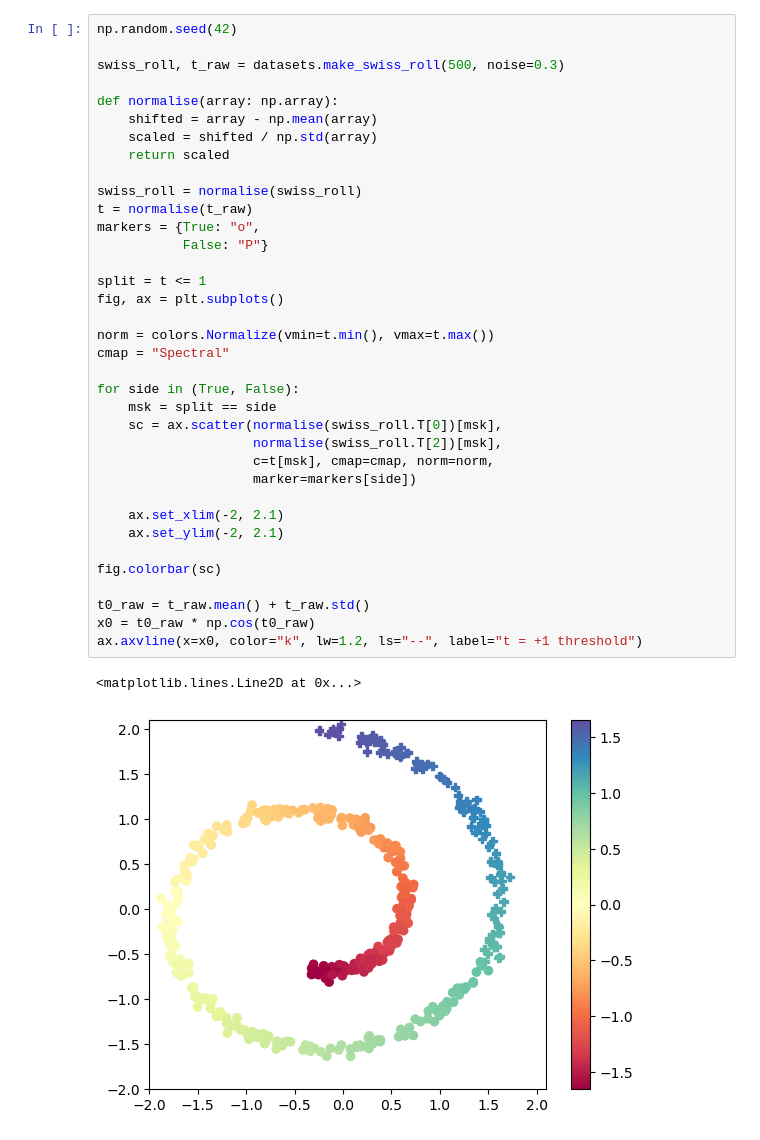
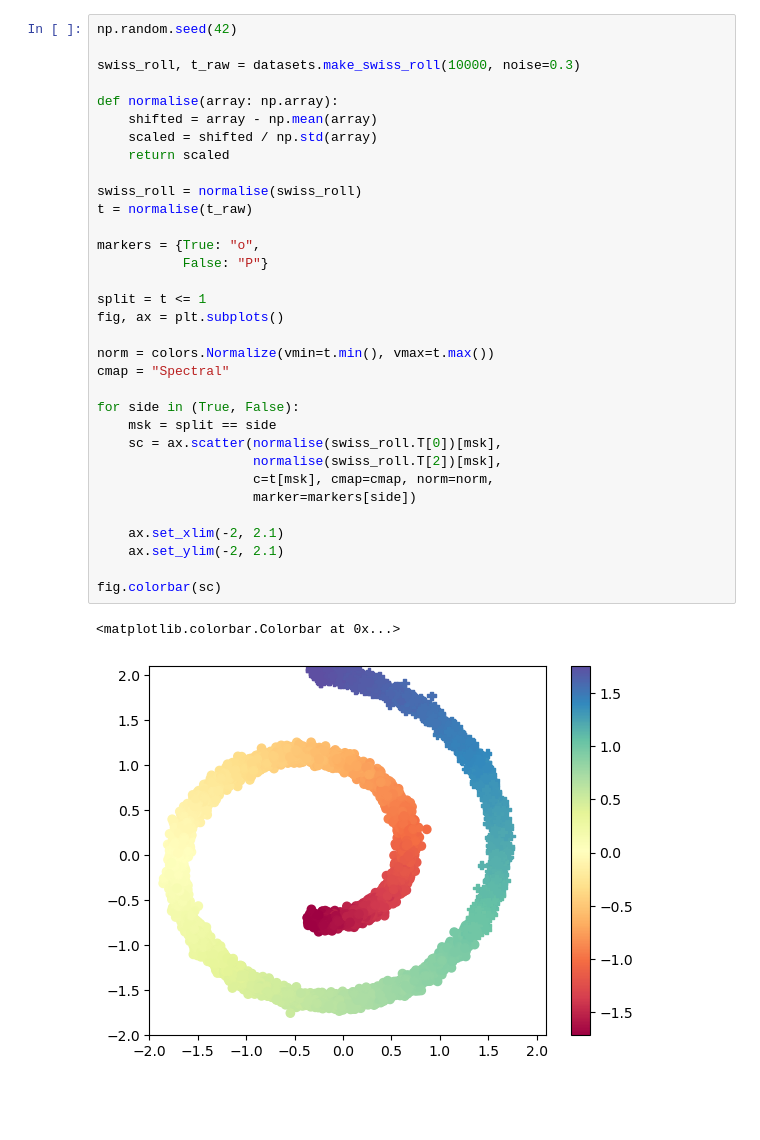
Before and after one commit to Detriatis/context-guided-diffusion, a Jupyter notebook: swiss_roll/swiss_roll.ipynb, the cells around one changed output. Saved outputs shown, nothing was run; the diff lists cells and outputs as text; blank space fills up the shorter version.

```diff
--- a/swiss_roll/swiss_roll.ipynb
+++ b/swiss_roll/swiss_roll.ipynb
@@ -10,39 +9,36 @@ from torchvision import datasets
 # %%
 np.random.seed(42)
 
-swiss_roll, t_raw = datasets.make_swiss_roll(500, noise=0.3)
+swiss_roll, t_raw = datasets.make_swiss_roll(10000, noise=0.3)
 
 def normalise(array: np.array):
     shifted = array - np.mean(array)
     scaled = shifted / np.std(array)
     return scaled
 
 swiss_roll = normalise(swiss_roll)
 t = normalise(t_raw)
+
 markers = {True: "o",
            False: "P"}
 
 split = t <= 1
 fig, ax = plt.subplots()
 
 norm = colors.Normalize(vmin=t.min(), vmax=t.max())
 cmap = "Spectral"
 
 for side in (True, False):
     msk = split == side
     sc = ax.scatter(normalise(swiss_roll.T[0])[msk],
                     normalise(swiss_roll.T[2])[msk],
                     c=t[msk], cmap=cmap, norm=norm,
                     marker=markers[side])
 
     ax.set_xlim(-2, 2.1)
     ax.set_ylim(-2, 2.1)
 
 fig.colorbar(sc)
-
-t0_raw = t_raw.mean() + t_raw.std()
-x0 = t0_raw * np.cos(t0_raw)
-ax.axvline(x=x0, color="k", lw=1.2, ls="--", label="t = +1 threshold")
 # %% [output]
-<matplotlib.lines.Line2D at 0x...>
+<matplotlib.colorbar.Colorbar at 0x...>
-[figure, old version]
+[figure, new version]
```
Also changed, not shown: parts of 11 cells of this notebook.
